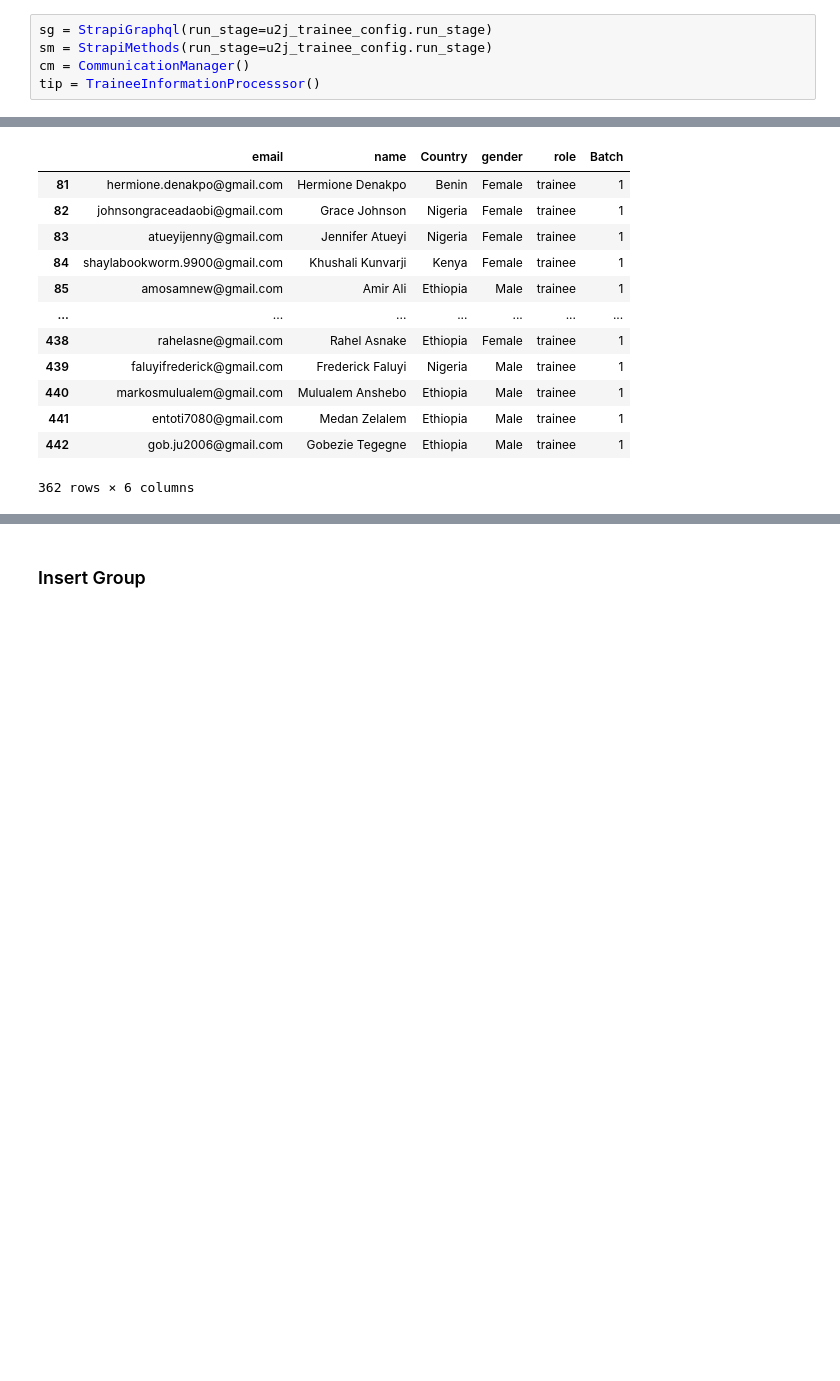
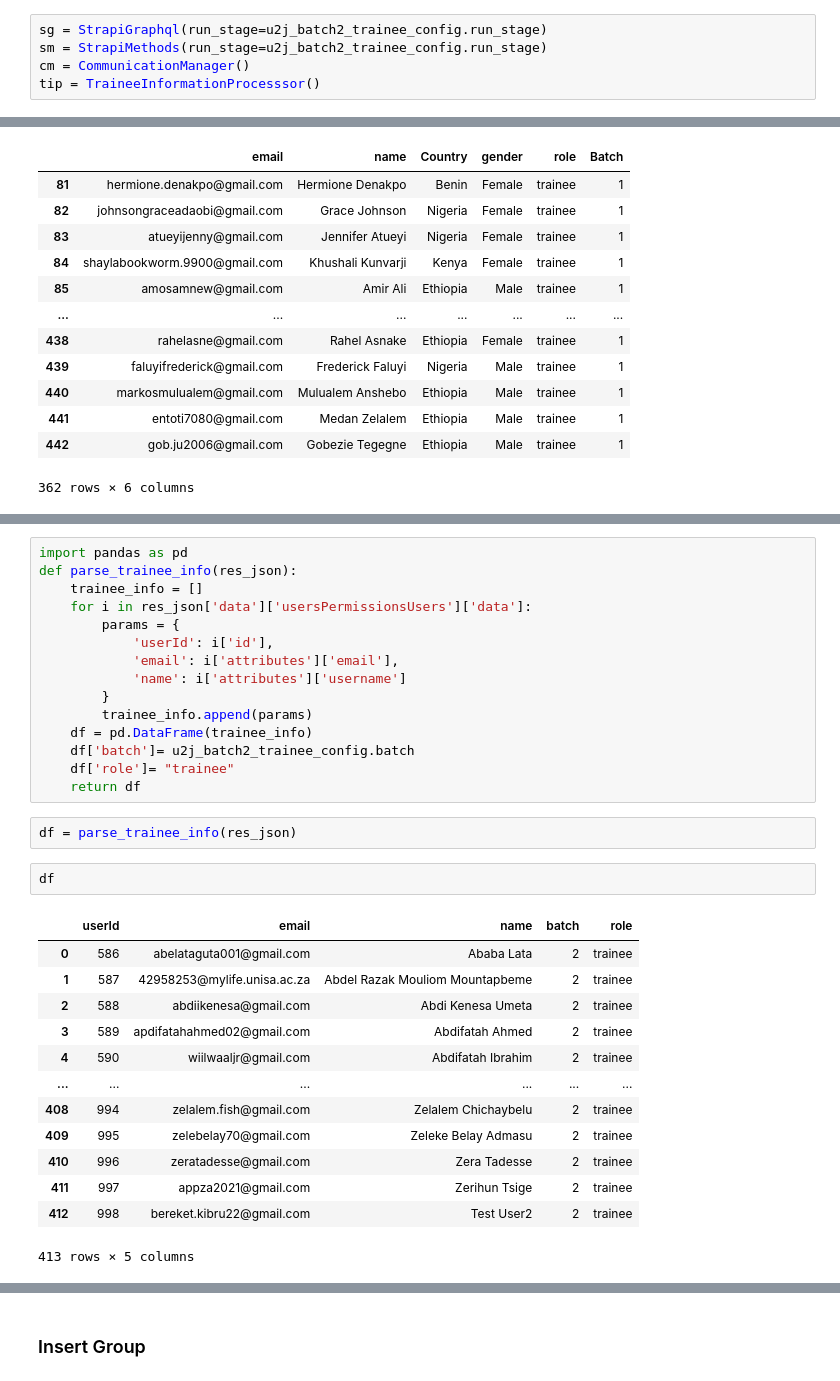
Before and after one commit to 10xac/review, a Jupyter notebook: notebooks/Insert_trainees.ipynb, the cells around one changed output, grey strips where cells are left out. Cells and saved outputs as stored; diff of their text form; blank space fills up the shorter version.

```diff
--- a/notebooks/Insert_trainees.ipynb
+++ b/notebooks/Insert_trainees.ipynb
@@ -31,8 +31,8 @@ Getting tenx/env/vars from existing file /var/folders/dp/57y4rbx55kxdswwsnmzgp_j
 using STRAPI_STAGE=u2jcms
 /Users/mahlettaye/review
 # %%
-sg = StrapiGraphql(run_stage=u2j_trainee_config.run_stage)
-sm = StrapiMethods(run_stage=u2j_trainee_config.run_stage)
+sg = StrapiGraphql(run_stage=u2j_batch2_trainee_config.run_stage)
+sm = StrapiMethods(run_stage=u2j_batch2_trainee_config.run_stage)
 cm = CommunicationManager()
 tip = TraineeInformationProcesssor()
 # %% [output]
@@ -104,0 +186,33 @@ Pausing for 5 minutes...
+# %%
+import pandas as pd
+def parse_trainee_info(res_json):
+    trainee_info = []
+    for i in res_json['data']['usersPermissionsUsers']['data']:
+        params = {
+            'userId': i['id'],
+            'email': i['attributes']['email'],
+            'name': i['attributes']['username']
+        }
+        trainee_info.append(params)
+    df = pd.DataFrame(trainee_info)
+    df['batch']= u2j_batch2_trainee_config.batch
+    df['role']= "trainee"
+    return df
+# %%
+df = parse_trainee_info(res_json)
+# %%
+df
+# %% [output]
+|  | userId | email | name | batch | role |
+| 0 | 586 | abelataguta001@gmail.com | Ababa Lata | 2 | trainee |
+| 1 | 587 | 42958253@mylife.unisa.ac.za | Abdel Razak Mouliom Mountapbeme | 2 | trainee |
+| 2 | 588 | abdiikenesa@gmail.com | Abdi Kenesa Umeta | 2 | trainee |
+| 3 | 589 | apdifatahahmed02@gmail.com | Abdifatah Ahmed | 2 | trainee |
+| 4 | 590 | wiilwaaljr@gmail.com | Abdifatah Ibrahim | 2 | trainee |
+| ... | ... | ... | ... | ... | ... |
+| 408 | 994 | zelalem.fish@gmail.com | Zelalem Chichaybelu | 2 | trainee |
+| 409 | 995 | zelebelay70@gmail.com | Zeleke Belay Admasu | 2 | trainee |
+| 410 | 996 | zeratadesse@gmail.com | Zera Tadesse | 2 | trainee |
+| 411 | 997 | appza2021@gmail.com | Zerihun Tsige | 2 | trainee |
+| 412 | 998 | bereket.kibru22@gmail.com | Test User2 | 2 | trainee |
+413 rows × 5 columns
```
Also changed, not shown: parts of 18 cells of this notebook, 3 other files.
